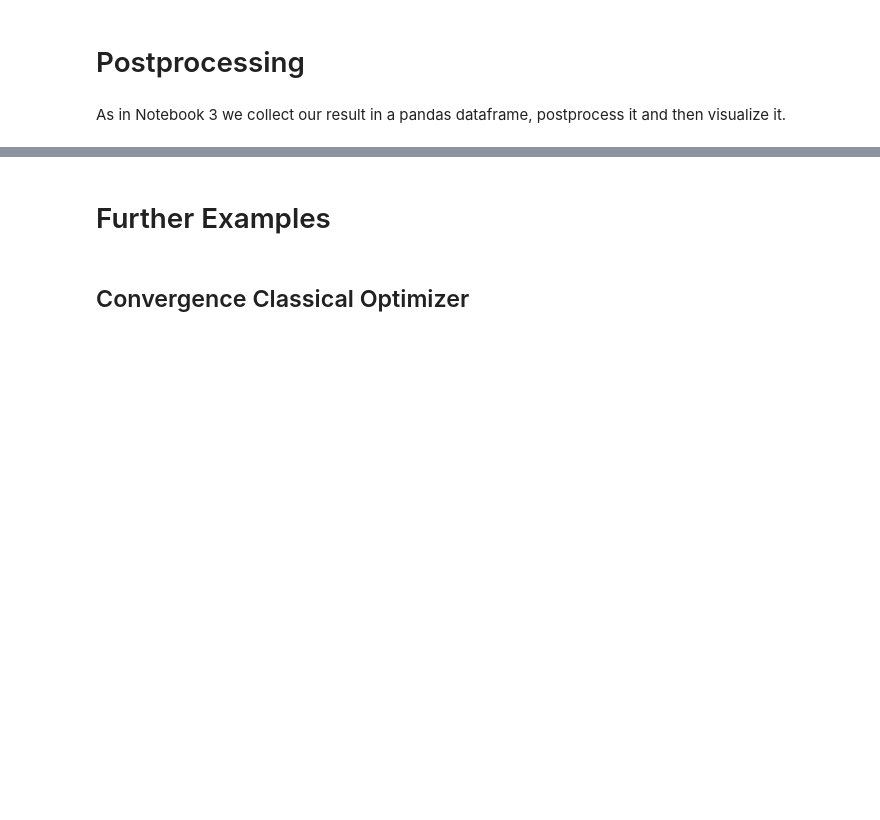
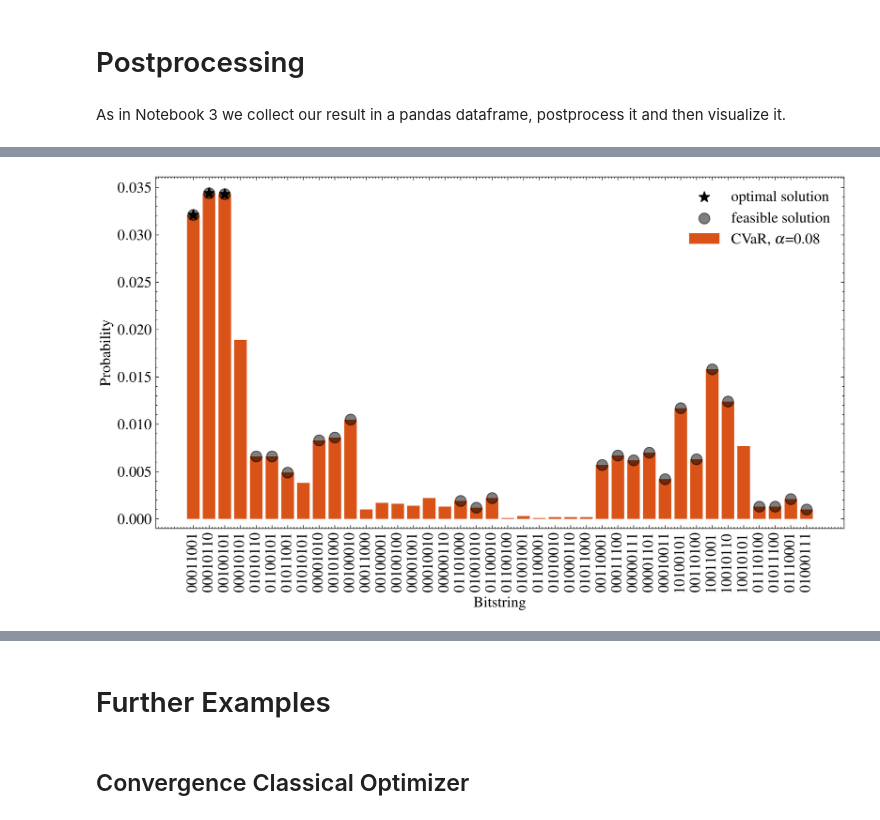
Before and after one commit to ShehbazTariq/LamA_QAOA, a Jupyter notebook: notebook_5.ipynb, the cells around one changed output, grey strips where cells are left out. Cells and saved outputs as stored; diff of their text form; code cells hidden in the pictures; blank space fills up the shorter version.

```diff
--- a/notebook_5.ipynb
+++ b/notebook_5.ipynb
@@ -310,45 +310,56 @@ df
 256 rows × 9 columns
 # %%
-import plotly.graph_objects as go
+import matplotlib.pyplot as plt
+import scienceplots
+plt.style.use(['science','ieee'])
+# Set the default figure size and font size
+plt.rcParams['figure.figsize'] = 10, 6
+plt.rcParams['font.size'] = 14
+plt.rcParams['text.usetex'] = True
+plt.rcParams['axes.prop_cycle'] = plt.cycler(color=[BLUE,RED])
 
-df_plot = df.iloc[0:50, :]
 
-fig = go.Figure()
+df_plot = df.iloc[0:40, :]
 
-fig.add_trace(go.Bar(
-    x=df_plot["bit_string"],
-    y=df_plot["probability"],
-    name="standard"
-))
-fig.add_trace(go.Bar(
-    x=df_plot["bit_string"],
-    y=df_plot["probability_cvar"],
-    name="cvar"
-))
-fig.add_trace(go.Scatter(
-    x=df_plot["bit_string"][df_plot["is_optimal"]==True],
-    y=[-0.001]*(len(df_plot["is_optimal"]==True)),
-    mode="markers",
-    marker_symbol="arrow-up",
-    marker_size=15,
-    name="optimal bitstring",
-    opacity=0.9
-))
-fig.add_trace(go.Scatter(
-    x=df_plot["bit_string"][df_plot["is_feasible"]==True],
-    y=[-0.001]*(len(df_plot["is_feasible"]==True)),
-    mode="markers",
-    marker_symbol="arrow-up",
-    marker_size=10,
-    name="feasible bitstring",
-    opacity=0.7
-))
-fig.update_xaxes(
-    title="bit string")
-fig.update_yaxes(
-    title="probability")
-fig.update_layout(
-    title="Best 50 bit strings w.r.t. to cost function (sorted by cost, increasing from left to right)",
-    title_font_size=13
-)
+#use IEEE Colors
+BLUE = "#0072BD"
+RED = "#D95319"
+GREEN = "#77AC30"
+
+fig, ax =  plt.subplots()
+
+
+ax.bar(df_plot.index, df_plot["probability_cvar"], color= RED, label=f"CVaR, $\\alpha$={cvar_alpha}")
+
+ax.set_xlabel("Bitstring")
+ax.set_ylabel("Probability")
+ax.set_xticks(df_plot.index)
+ax.set_xticklabels(df_plot["bit_string"], rotation=90)
+ax.legend()
+# add scatter markers above x labels to indicate the optimal solution and feasible solutions
+ax.scatter(df_plot[df_plot["is_optimal"]].index, df_plot[df_plot["is_optimal"]]["probability_cvar"], marker="*", color="black", s=100, label="optimal solution")
+ax.scatter(df_plot[df_plot["is_feasible"]].index, df_plot[df_plot["is_feasible"]]["probability_cvar"], marker="o",alpha=0.5 ,color="black", s=100, label="feasible solution")
+#remove overllaping markers
+
+ax.set_ylim(bottom=-0.001)
+ax.legend()
+
+
+#move the x axis a little bit up
+ax.set_ylim(bottom=-0.001)
+
+ax.legend()
+plt.tight_layout()
+
+
+
+
+
+
+
+
+
+
+plt.savefig("qaoa_cvar.pdf", bbox_inches='tight')
+plt.show()
 # %% [output]
@@ -356,0 +366 @@ fig.update_layout(
+[figure, added]
```
Also changed, not shown: parts of 8 cells of this notebook, 19 other files.
